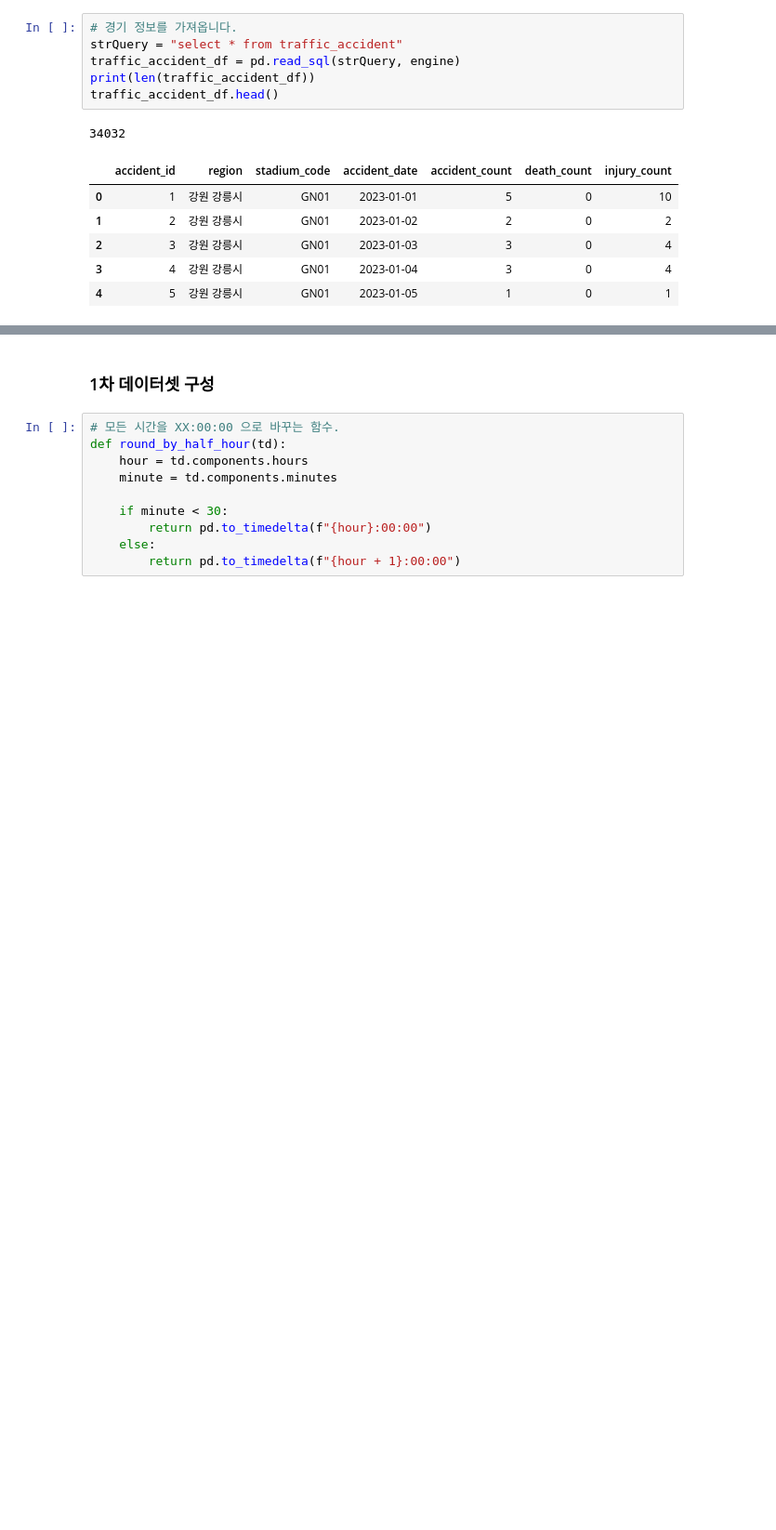
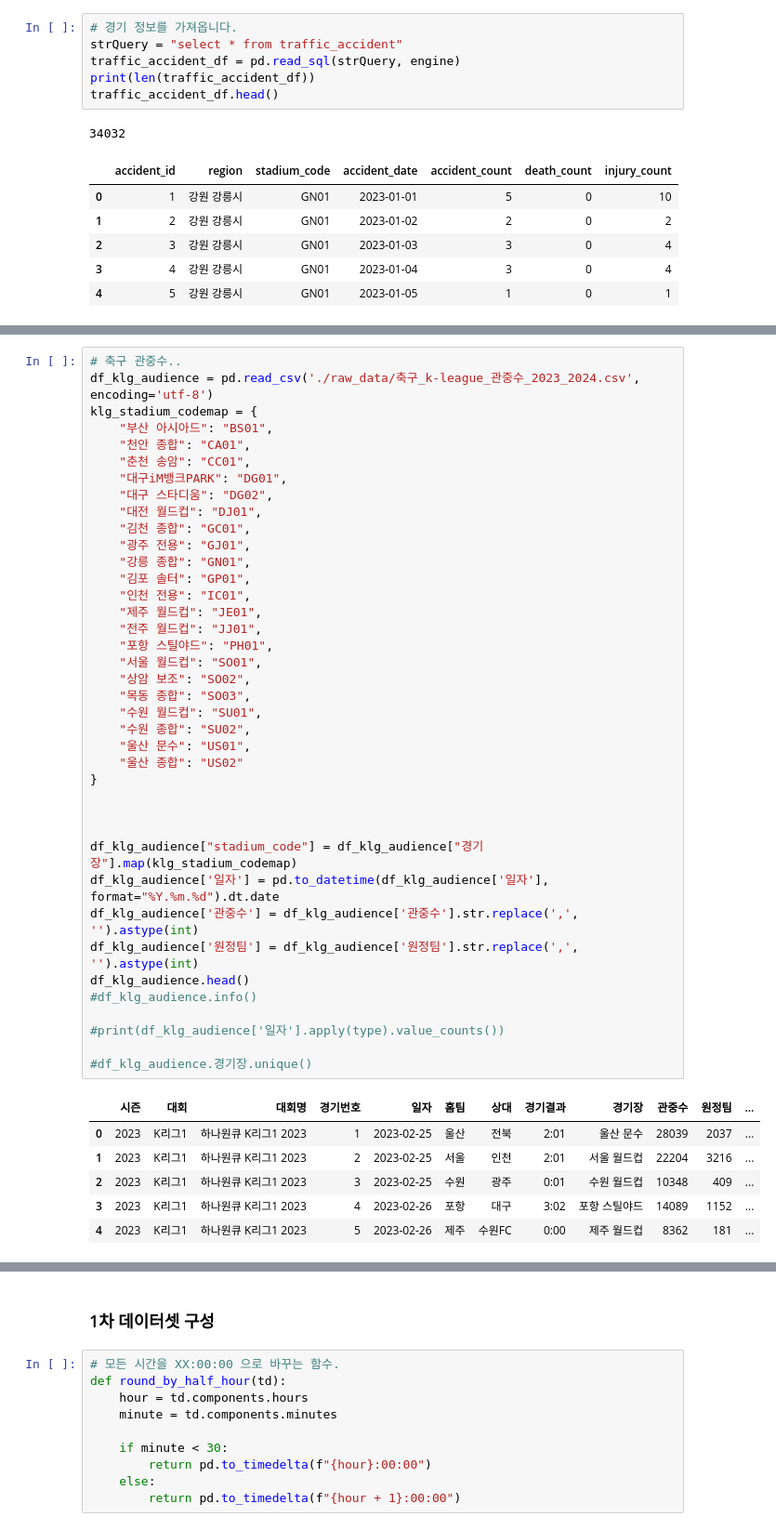
Before and after one commit to StaG-lab/ai-proj-2nd-class, a Jupyter notebook: 04.data_preprocess/1차_데이터셋구성_고승규.ipynb, the cells around one changed output, grey strips where cells are left out. Shown at 93% size. Saved outputs shown, nothing was run; the diff lists cells and outputs as text; blank space fills up the shorter version.

```diff
--- a/04.data_preprocess/1차_데이터셋구성_고승규.ipynb
+++ b/04.data_preprocess/1차_데이터셋구성_고승규.ipynb
@@ -112,0 +152,46 @@ traffic_accident_df.head()
+# %%
+# 축구 관중수..
+df_klg_audience = pd.read_csv('./raw_data/축구_k-league_관중수_2023_2024.csv', encoding='utf-8')
+klg_stadium_codemap = {
+    "부산 아시아드": "BS01",
+    "천안 종합": "CA01",
+    "춘천 송암": "CC01",
+    "대구iM뱅크PARK": "DG01",
+    "대구 스타디움": "DG02",
+    "대전 월드컵": "DJ01",
+    "김천 종합": "GC01",
+    "광주 전용": "GJ01",
+    "강릉 종합": "GN01",
+    "김포 솔터": "GP01",
+    "인천 전용": "IC01",
+    "제주 월드컵": "JE01",
+    "전주 월드컵": "JJ01",
+    "포항 스틸야드": "PH01",
+    "서울 월드컵": "SO01",
+    "상암 보조": "SO02",
+    "목동 종합": "SO03",
+    "수원 월드컵": "SU01",
+    "수원 종합": "SU02",
+    "울산 문수": "US01",
+    "울산 종합": "US02"
+}
+
+
+
+df_klg_audience["stadium_code"] = df_klg_audience["경기장"].map(klg_stadium_codemap)
+df_klg_audience['일자'] = pd.to_datetime(df_klg_audience['일자'], format="%Y.%m.%d").dt.date
+df_klg_audience['관중수'] = df_klg_audience['관중수'].str.replace(',', '').astype(int)
+df_klg_audience['원정팀'] = df_klg_audience['원정팀'].str.replace(',', '').astype(int)
+df_klg_audience.head()
+#df_klg_audience.info()
+
+#print(df_klg_audience['일자'].apply(type).value_counts())
+
+#df_klg_audience.경기장.unique()
+# %% [output]
+|  | 시즌 | 대회 | 대회명 | 경기번호 | 일자 | 홈팀 | 상대 | 경기결과 | 경기장 | 관중수 | 원정팀 | ... |
+| 0 | 2023 | K리그1 | 하나원큐 K리그1 2023 | 1 | 2023-02-25 | 울산 | 전북 | 2:01 | 울산 문수 | 28039 | 2037 | ... |
+| 1 | 2023 | K리그1 | 하나원큐 K리그1 2023 | 2 | 2023-02-25 | 서울 | 인천 | 2:01 | 서울 월드컵 | 22204 | 3216 | ... |
+| 2 | 2023 | K리그1 | 하나원큐 K리그1 2023 | 3 | 2023-02-25 | 수원 | 광주 | 0:01 | 수원 월드컵 | 10348 | 409 | ... |
+| 3 | 2023 | K리그1 | 하나원큐 K리그1 2023 | 4 | 2023-02-26 | 포항 | 대구 | 3:02 | 포항 스틸야드 | 14089 | 1152 | ... |
+| 4 | 2023 | K리그1 | 하나원큐 K리그1 2023 | 5 | 2023-02-26 | 제주 | 수원FC | 0:00 | 제주 월드컵 | 8362 | 181 | ... |
```
Also changed, not shown: parts of 9 cells of this notebook, 10 other files.
